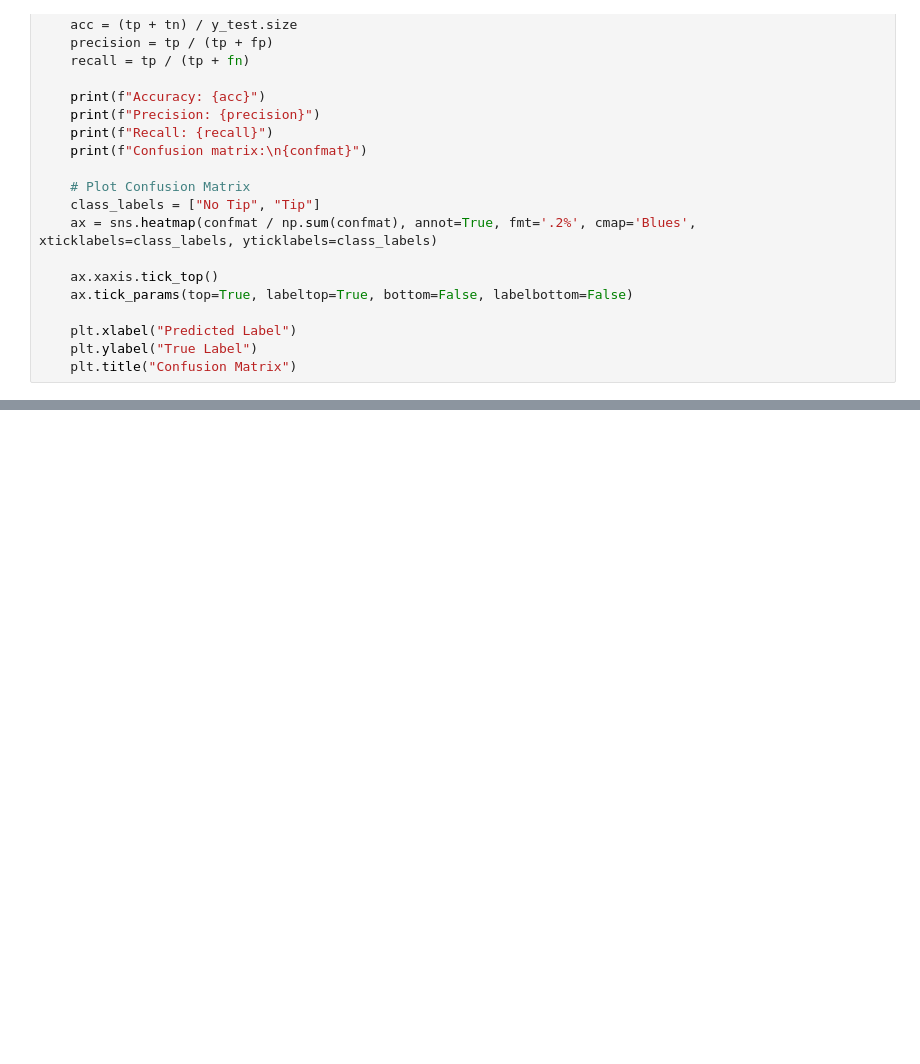
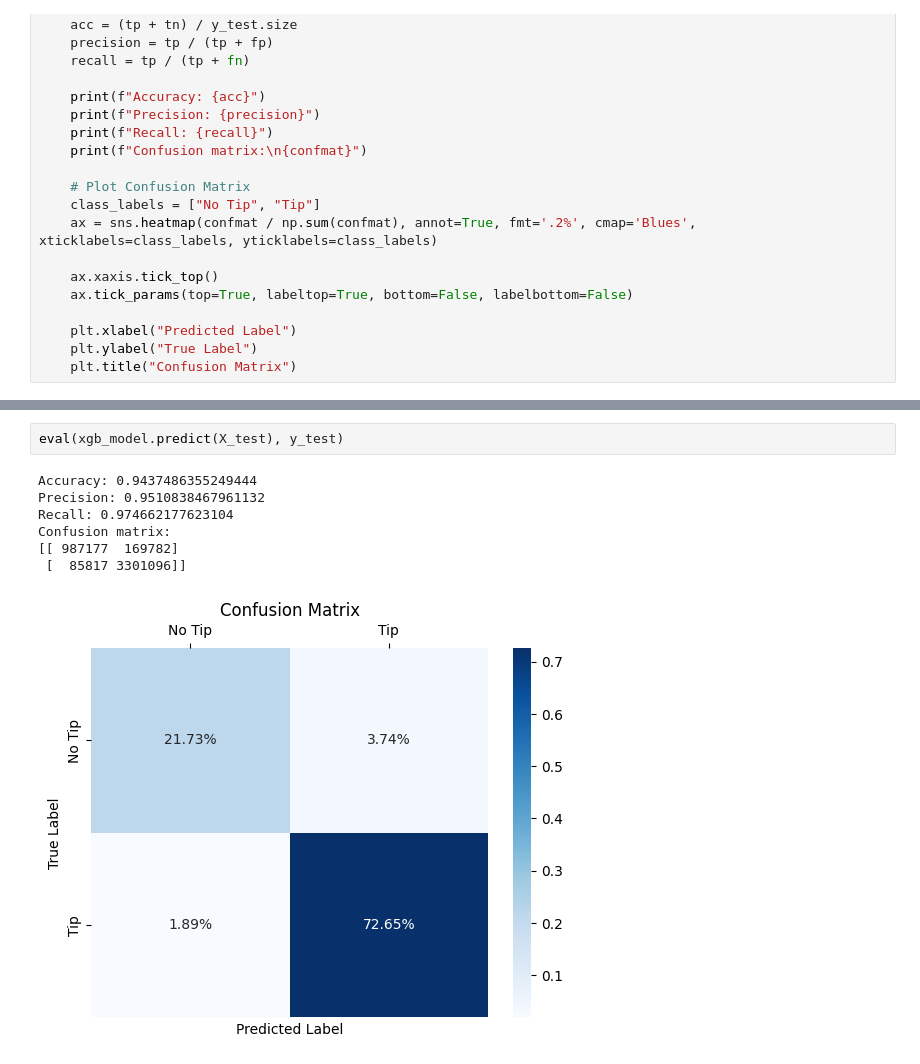
Before and after one commit to Aleyssu/CabBoost, a Jupyter notebook: alex_rq1.ipynb, the cells around one changed output, grey strips where cells are left out. Cells and saved outputs as stored; diff of their text form; blank space fills up the shorter version.

```diff
--- a/alex_rq1.ipynb
+++ b/alex_rq1.ipynb
@@ -139,0 +251,10 @@ with open("alex_rq1_model_tree.pkl", "wb") as file:
+# %%
+eval(xgb_model.predict(X_test), y_test)
+# %% [output]
+Accuracy: 0.9437486355249444
+Precision: 0.9510838467961132
+Recall: 0.974662177623104
+Confusion matrix:
+[[ 987177  169782]
+ [  85817 3301096]]
+[figure, added]
```
Also changed, not shown: parts of 21 cells of this notebook, 2 other files.
